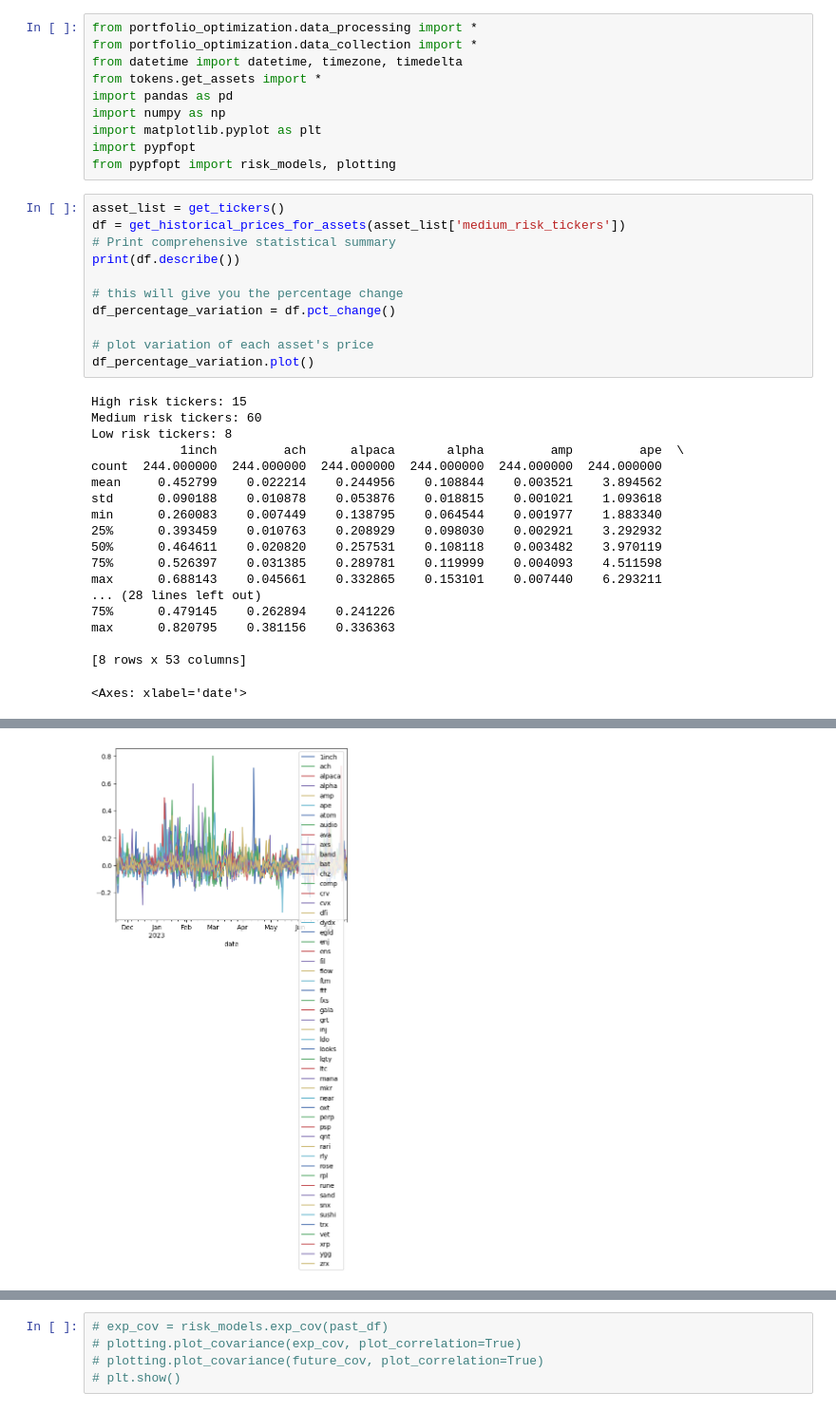
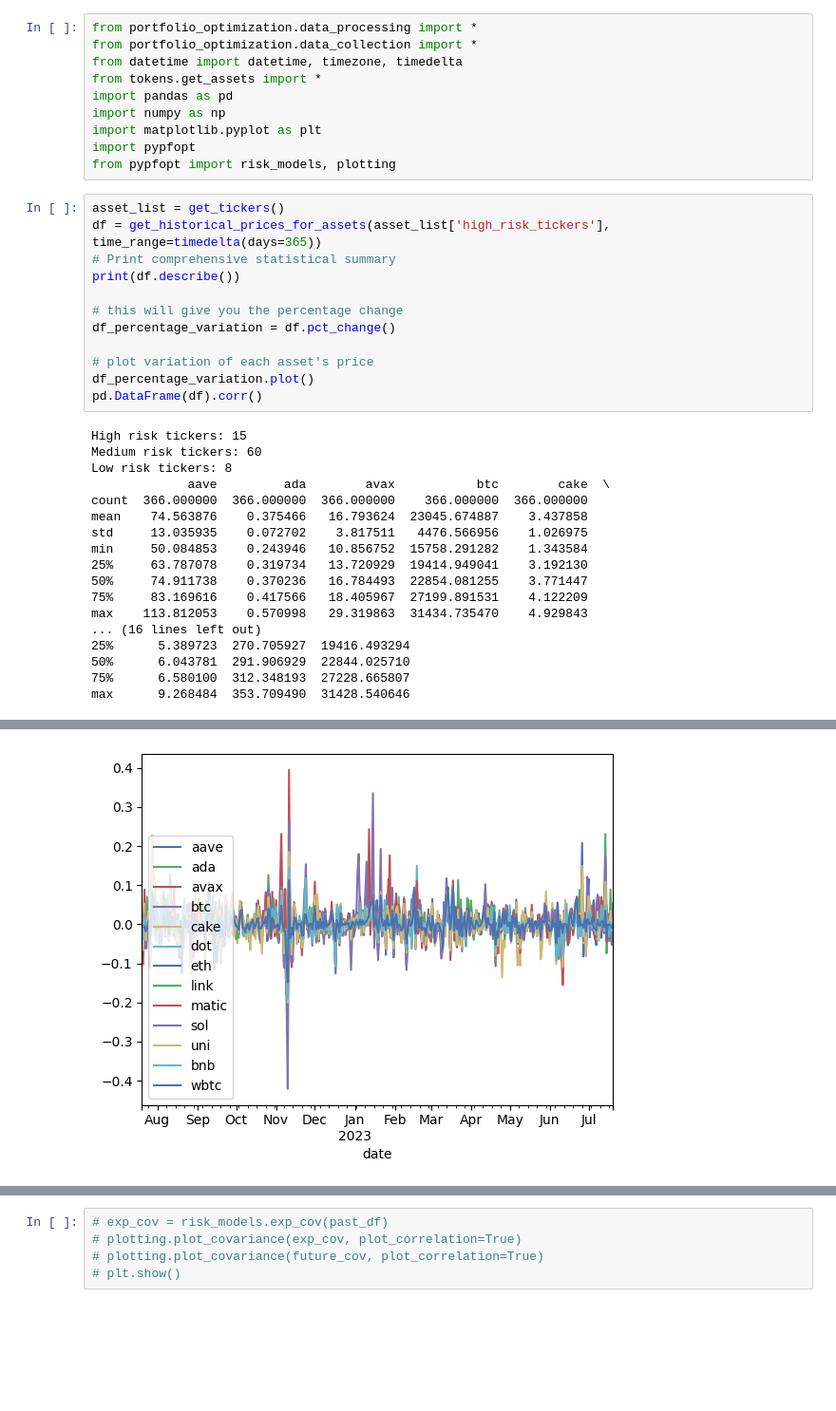
Before and after one commit to arguiot/portfolio, a Jupyter notebook: portfolio.ipynb, the cells around one changed output, grey strips where cells are left out. Shown at 95% size. Drawn from its saved outputs; the diff is of its cells as text; blank space fills up the shorter version.

```diff
--- a/portfolio.ipynb
+++ b/portfolio.ipynb
@@ -10,7 +10,7 @@ import pypfopt
 from pypfopt import risk_models, plotting
 # %%
 asset_list = get_tickers()
-df = get_historical_prices_for_assets(asset_list['medium_risk_tickers'])
+df = get_historical_prices_for_assets(asset_list['high_risk_tickers'], time_range=timedelta(days=365))
 # Print comprehensive statistical summary
 print(df.describe())
 
@@ -19,22 +19,22 @@ df_percentage_variation = df.pct_change()
 
 # plot variation of each asset's price
 df_percentage_variation.plot()
+pd.DataFrame(df).corr()
 # %% [output]
 High risk tickers: 15
 Medium risk tickers: 60
 Low risk tickers: 8
-            1inch         ach      alpaca       alpha         amp         ape  \
-count  244.000000  244.000000  244.000000  244.000000  244.000000  244.000000
-mean     0.452799    0.022214    0.244956    0.108844    0.003521    3.894562
-std      0.090188    0.010878    0.053876    0.018815    0.001021    1.093618
-min      0.260083    0.007449    0.138795    0.064544    0.001977    1.883340
-25%      0.393459    0.010763    0.208929    0.098030    0.002921    3.292932
-50%      0.464611    0.020820    0.257531    0.108118    0.003482    3.970119
-75%      0.526397    0.031385    0.289781    0.119999    0.004093    4.511598
-max      0.688143    0.045661    0.332865    0.153101    0.007440    6.293211
-... (28 lines left out)
-75%      0.479145    0.262894    0.241226
-max      0.820795    0.381156    0.336363
-
-[8 rows x 53 columns]
+             aave         ada        avax           btc        cake  \
+count  366.000000  366.000000  366.000000    366.000000  366.000000
+mean    74.563876    0.375466   16.793624  23045.674887    3.437858
+std     13.035935    0.072702    3.817511   4476.566956    1.026975
+min     50.084853    0.243946   10.856752  15758.291282    1.343584
+25%     63.787078    0.319734   13.720929  19414.949041    3.192130
+50%     74.911738    0.370236   16.784493  22854.081255    3.771447
+75%     83.169616    0.417566   18.405967  27199.891531    4.122209
+max    113.812053    0.570998   29.319863  31434.735470    4.929843
+... (16 lines left out)
+25%      5.389723  270.705927  19416.493294
+50%      6.043781  291.906929  22844.025710
+75%      6.580100  312.348193  27228.665807
+max      9.268484  353.709490  31428.540646
-<Axes: xlabel='date'>
@@ -41,4 +55,4 @@ max      0.820795    0.381156    0.336363
-[figure, old version]
+[figure, new version]
 # %%
 past_df, future_df = df.iloc[:-250], df.iloc[-250:]
 future_cov = risk_models.sample_cov(future_df)
```
Also changed, not shown: parts of 13 cells of this notebook, 10 other files.
